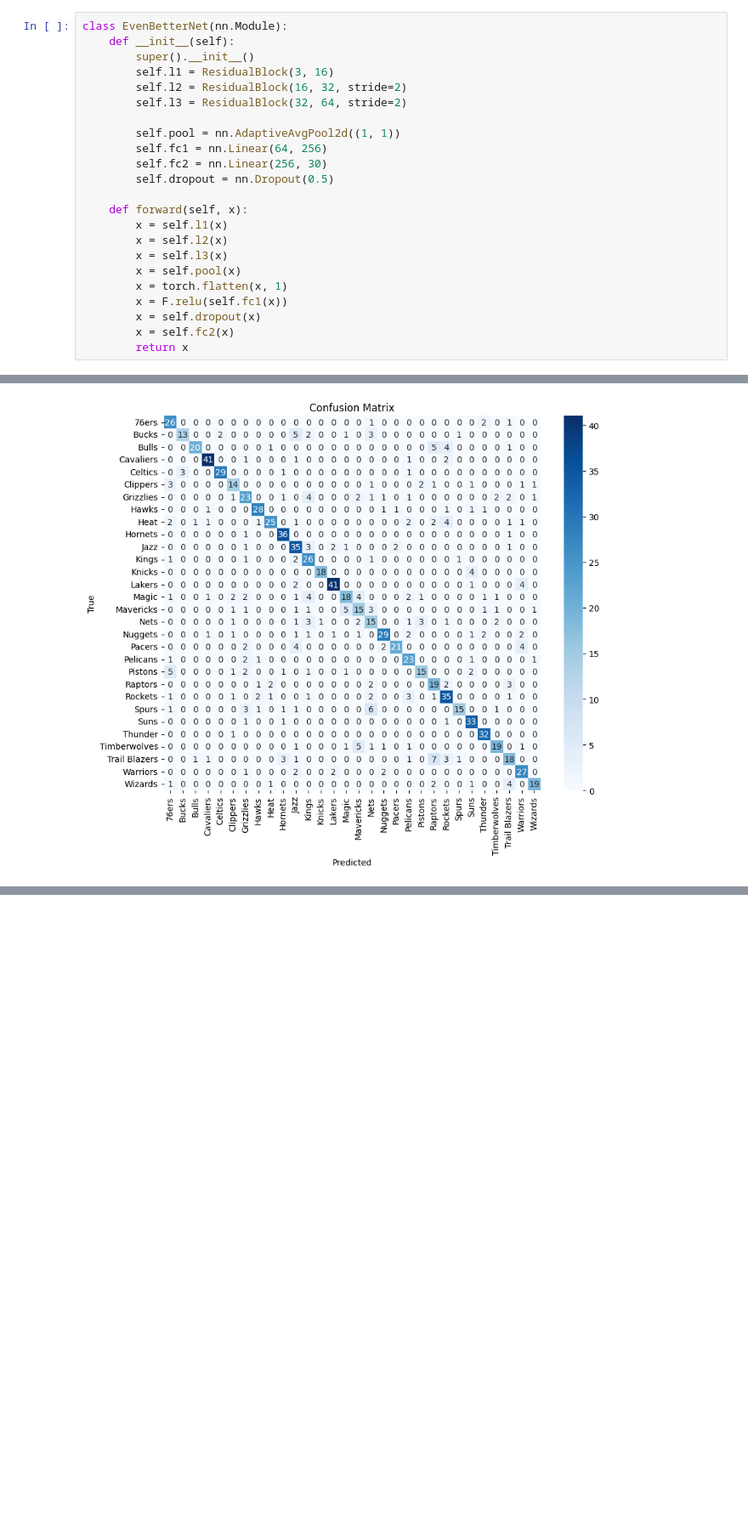
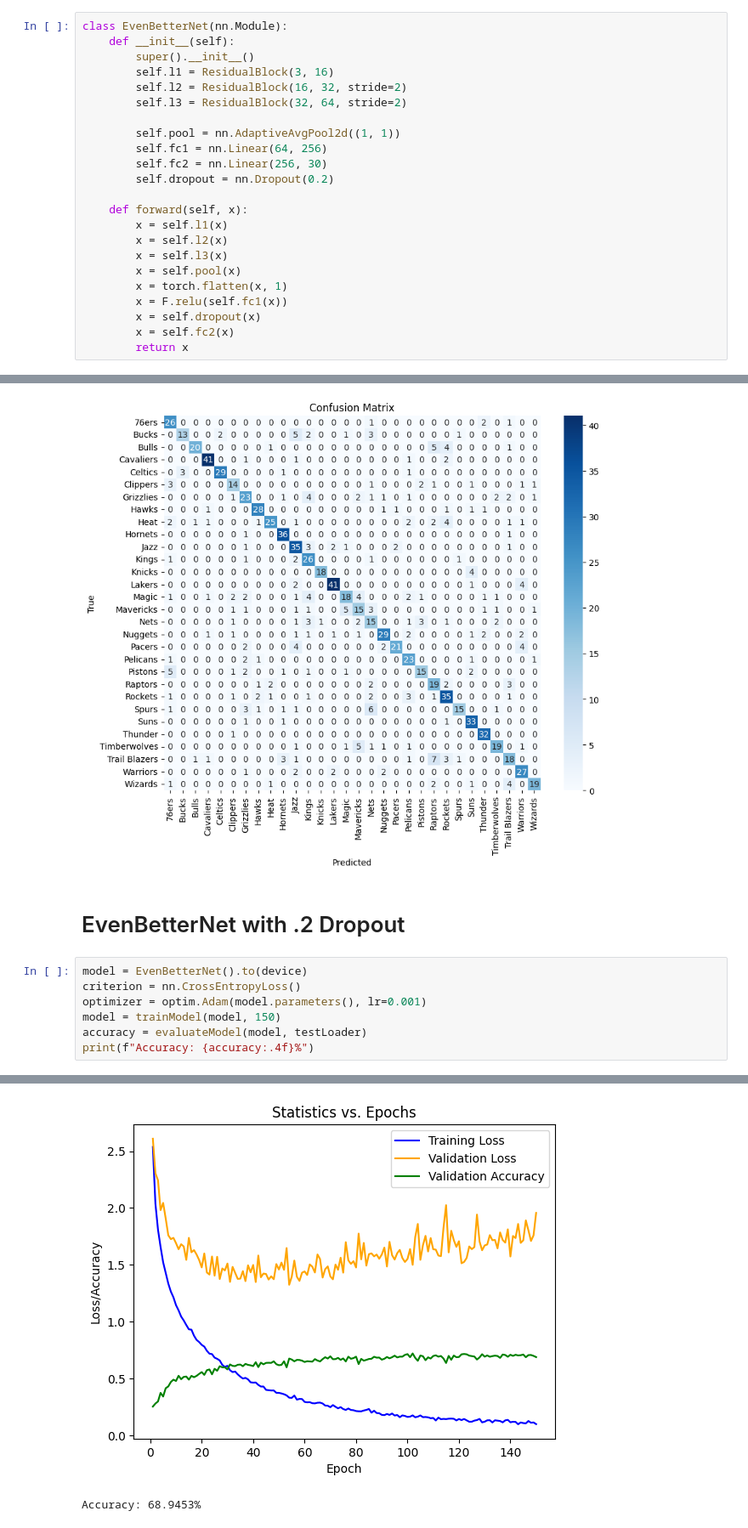
Before and after one commit to noahlangendoen/NBATeamClassifier, a Jupyter notebook: CSCI487_Model_DevelopmentNew.ipynb, the cells around one changed output, grey strips where cells are left out. Shown at 85% size. Drawn from its saved outputs; the diff is of its cells as text; blank space fills up the shorter version.

Commit message:
Testing dropouts

```diff
--- a/CSCI487_Model_DevelopmentNew.ipynb
+++ b/CSCI487_Model_DevelopmentNew.ipynb
@@ -681,7 +585,7 @@ class EvenBetterNet(nn.Module):
         self.pool = nn.AdaptiveAvgPool2d((1, 1))
         self.fc1 = nn.Linear(64, 256)
         self.fc2 = nn.Linear(256, 30)
-        self.dropout = nn.Dropout(0.5)
+        self.dropout = nn.Dropout(0.2)
 
     def forward(self, x):
         x = self.l1(x)
@@ -745,3 +651,13 @@ plt.title('Confusion Matrix')
 plt.show()
 # %% [output]
 [figure]
+# %% [markdown]
+# EvenBetterNet with .2 Dropout
+# %%
+model = EvenBetterNet().to(device)
+criterion = nn.CrossEntropyLoss()
+optimizer = optim.Adam(model.parameters(), lr=0.001)
+model = trainModel(model, 150)
+accuracy = evaluateModel(model, testLoader)
+print(f"Accuracy: {accuracy:.4f}%")
+# %% [output]
@@ -747,0 +681,2 @@ plt.show()
+[figure, added]
+Accuracy: 68.9453%
```
Also changed, not shown: parts of 6 cells of this notebook.
